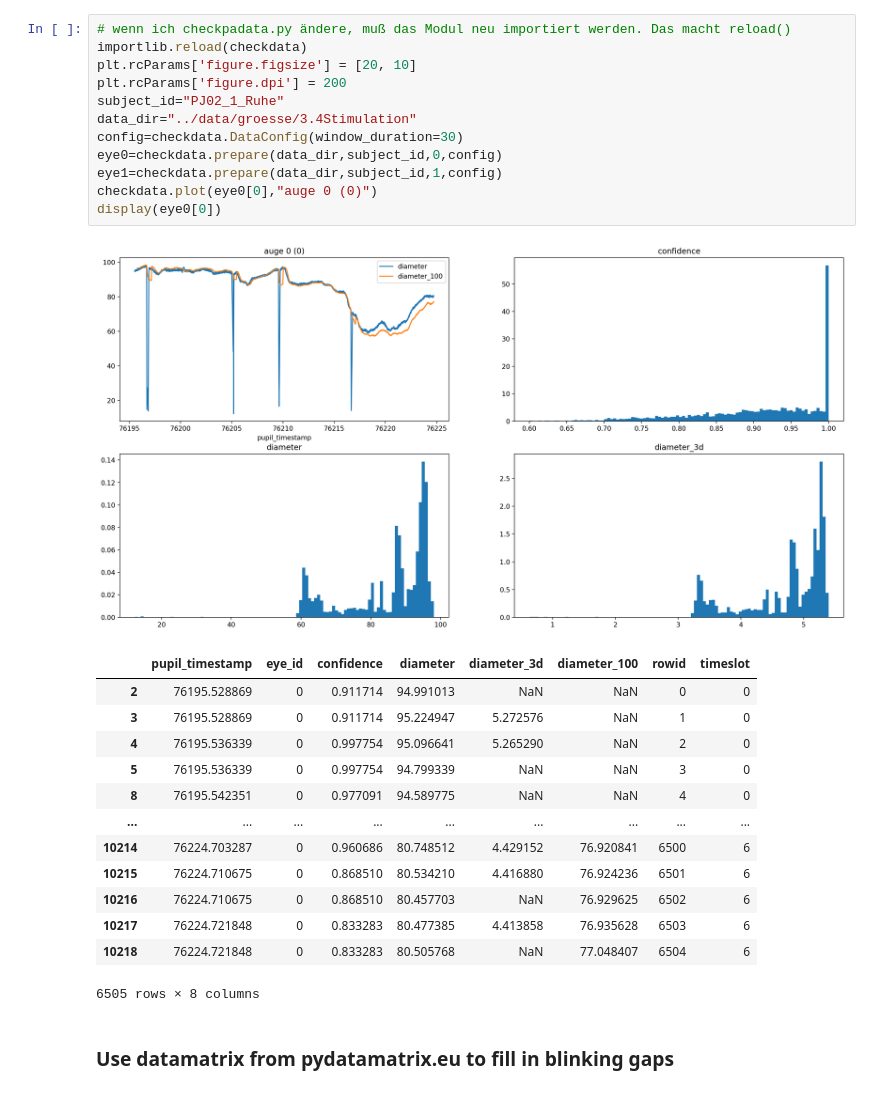
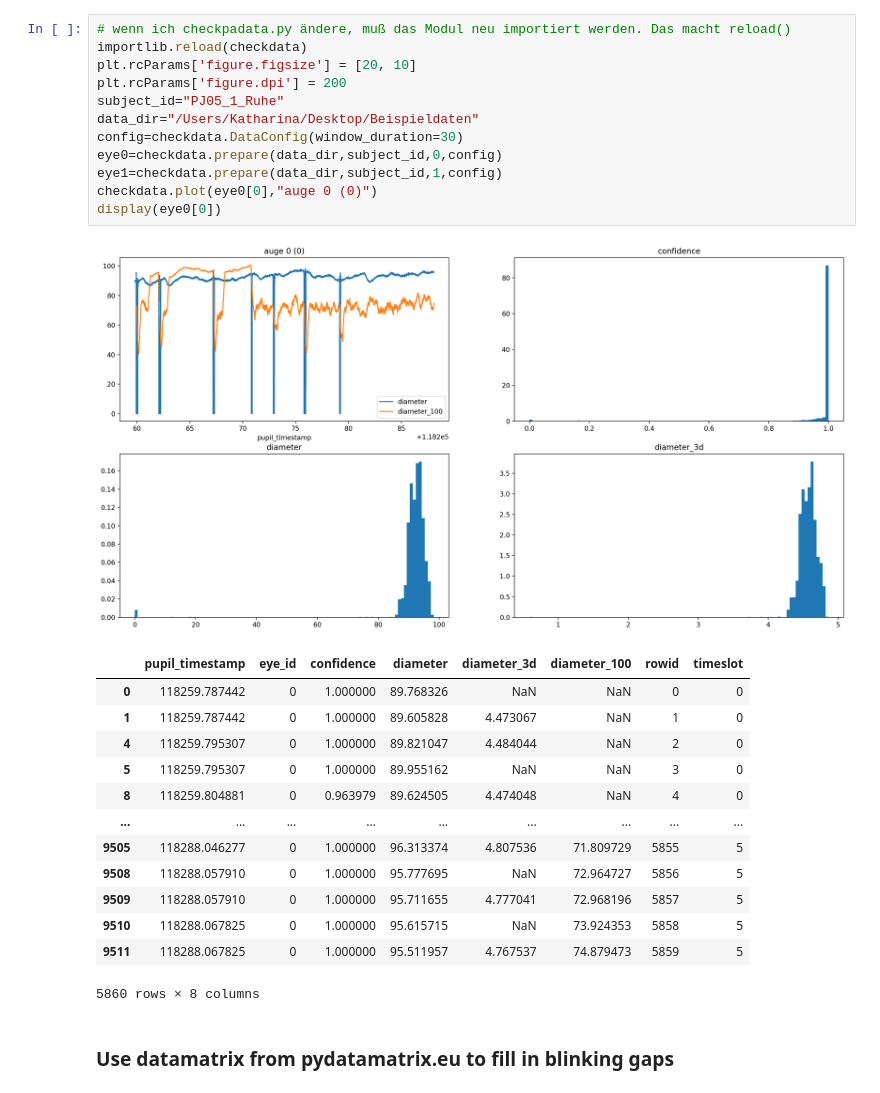
Before and after one commit to KathaMei/Pupille, a Jupyter notebook: notebooks/checkdata.ipynb, the cells around one changed output. Saved outputs shown, nothing was run; the diff lists cells and outputs as text.

```diff
--- a/notebooks/checkdata.ipynb
+++ b/notebooks/checkdata.ipynb
@@ -37,30 +37,30 @@ Requirement already satisfied: six>=1.5 in /home/marco/Projects/KatharinaMeier/P
 # %%
 # wenn ich checkpadata.py ändere, muß das Modul neu importiert werden. Das macht reload()
 importlib.reload(checkdata)
 plt.rcParams['figure.figsize'] = [20, 10]
 plt.rcParams['figure.dpi'] = 200
-subject_id="PJ02_1_Ruhe"
-data_dir="../data/groesse/3.4Stimulation"
+subject_id="PJ05_1_Ruhe"
+data_dir="/Users/Katharina/Desktop/Beispieldaten"
 config=checkdata.DataConfig(window_duration=30)
 eye0=checkdata.prepare(data_dir,subject_id,0,config)
 eye1=checkdata.prepare(data_dir,subject_id,1,config)
 checkdata.plot(eye0[0],"auge 0 (0)")
 display(eye0[0])
 # %% [output]
-[figure, old version]
+[figure, new version]
 |  | pupil_timestamp | eye_id | confidence | diameter | diameter_3d | diameter_100 | rowid | timeslot |
-| 2 | 76195.528869 | 0 | 0.911714 | 94.991013 | NaN | NaN | 0 | 0 |
-| 3 | 76195.528869 | 0 | 0.911714 | 95.224947 | 5.272576 | NaN | 1 | 0 |
-| 4 | 76195.536339 | 0 | 0.997754 | 95.096641 | 5.265290 | NaN | 2 | 0 |
-| 5 | 76195.536339 | 0 | 0.997754 | 94.799339 | NaN | NaN | 3 | 0 |
-| 8 | 76195.542351 | 0 | 0.977091 | 94.589775 | NaN | NaN | 4 | 0 |
+| 0 | 118259.787442 | 0 | 1.000000 | 89.768326 | NaN | NaN | 0 | 0 |
+| 1 | 118259.787442 | 0 | 1.000000 | 89.605828 | 4.473067 | NaN | 1 | 0 |
+| 4 | 118259.795307 | 0 | 1.000000 | 89.821047 | 4.484044 | NaN | 2 | 0 |
+| 5 | 118259.795307 | 0 | 1.000000 | 89.955162 | NaN | NaN | 3 | 0 |
+| 8 | 118259.804881 | 0 | 0.963979 | 89.624505 | 4.474048 | NaN | 4 | 0 |
 | ... | ... | ... | ... | ... | ... | ... | ... | ... |
-| 10214 | 76224.703287 | 0 | 0.960686 | 80.748512 | 4.429152 | 76.920841 | 6500 | 6 |
-| 10215 | 76224.710675 | 0 | 0.868510 | 80.534210 | 4.416880 | 76.924236 | 6501 | 6 |
-| 10216 | 76224.710675 | 0 | 0.868510 | 80.457703 | NaN | 76.929625 | 6502 | 6 |
-| 10217 | 76224.721848 | 0 | 0.833283 | 80.477385 | 4.413858 | 76.935628 | 6503 | 6 |
-| 10218 | 76224.721848 | 0 | 0.833283 | 80.505768 | NaN | 77.048407 | 6504 | 6 |
+| 9505 | 118288.046277 | 0 | 1.000000 | 96.313374 | 4.807536 | 71.809729 | 5855 | 5 |
+| 9508 | 118288.057910 | 0 | 1.000000 | 95.777695 | NaN | 72.964727 | 5856 | 5 |
+| 9509 | 118288.057910 | 0 | 1.000000 | 95.711655 | 4.777041 | 72.968196 | 5857 | 5 |
+| 9510 | 118288.067825 | 0 | 1.000000 | 95.615715 | NaN | 73.924353 | 5858 | 5 |
+| 9511 | 118288.067825 | 0 | 1.000000 | 95.511957 | 4.767537 | 74.879473 | 5859 | 5 |
-6505 rows × 8 columns
+5860 rows × 8 columns
 # %% [markdown]
 ### Use datamatrix from pydatamatrix.eu to fill in blinking gaps
 # %%
```
Also changed, not shown: parts of 4 cells of this notebook.
